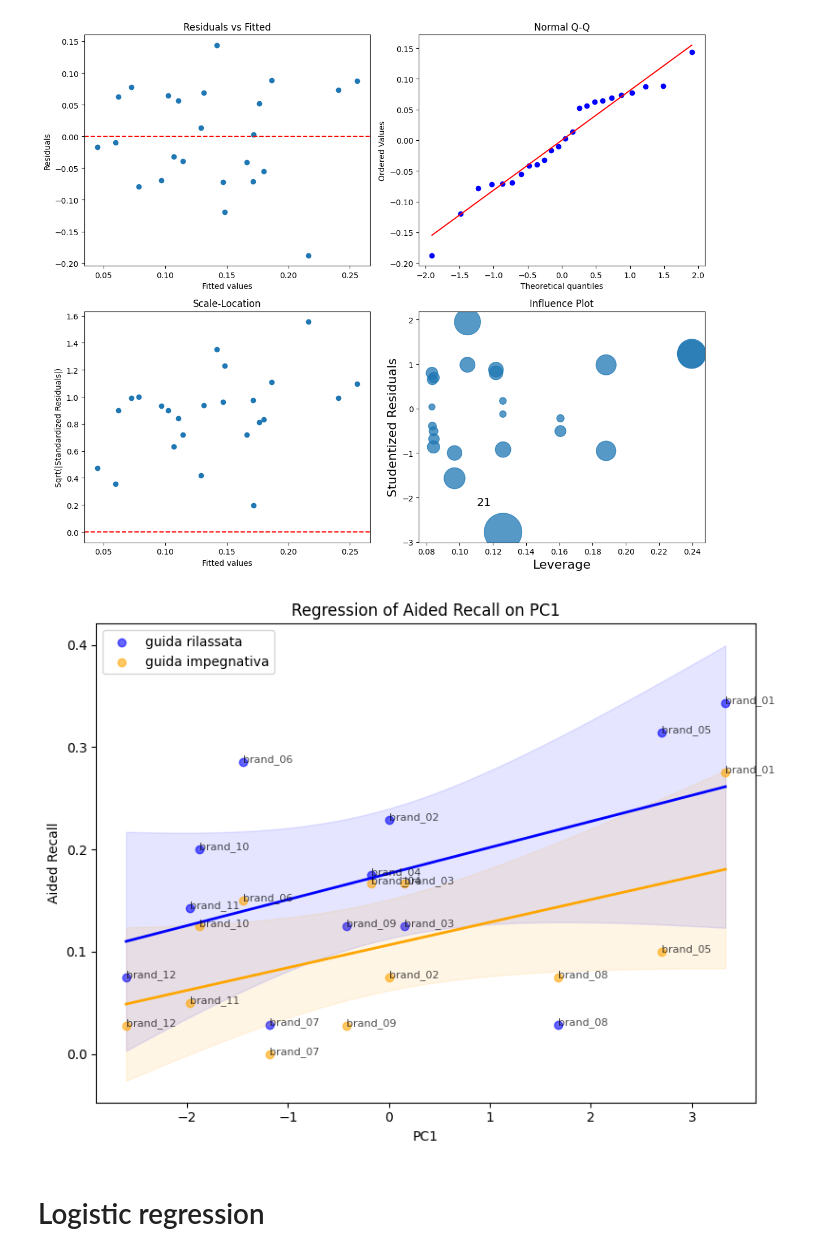
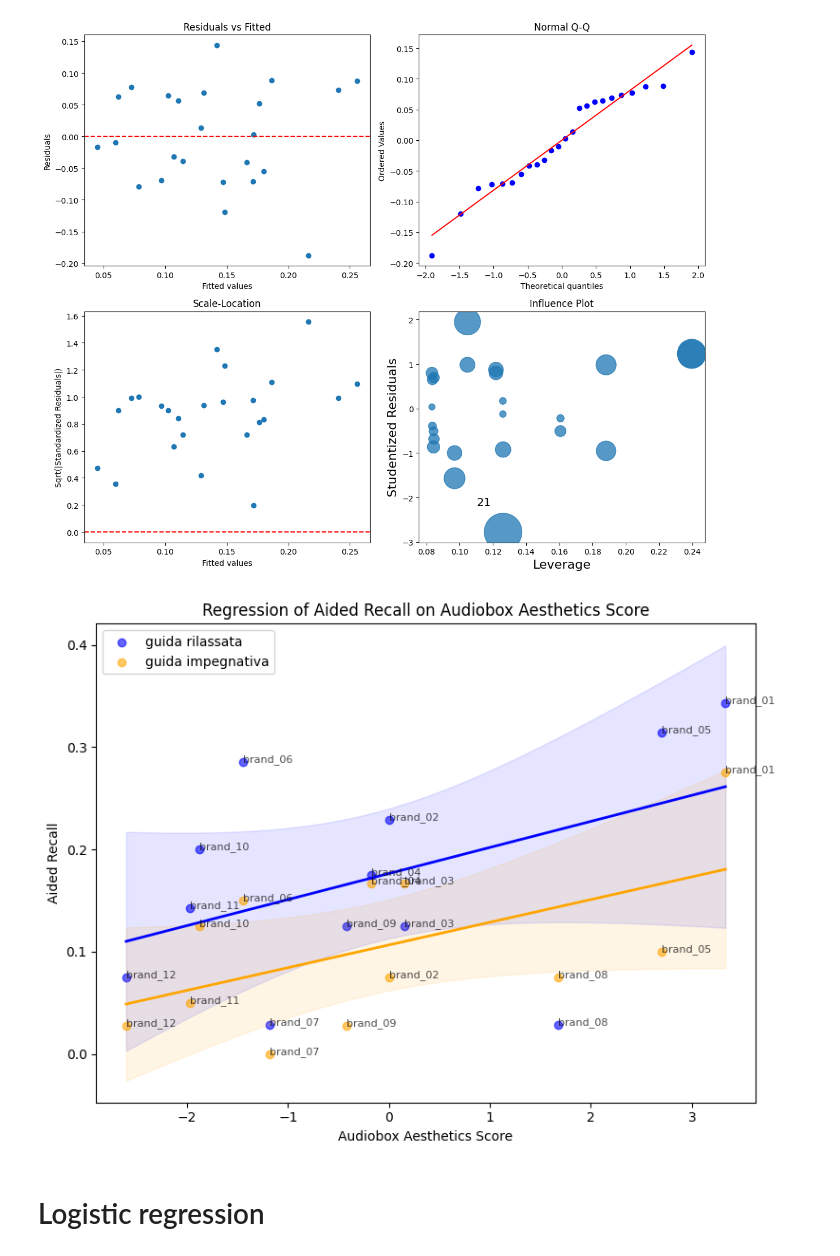
Before and after one commit to mmarcantoinee/audio-aesthetics, a Jupyter notebook: script.ipynb, the cells around one changed output. Cells and saved outputs as stored; diff of their text form; code cells hidden in the pictures.

Commit message:
updated wording for Audiobox Aesthetics Score

```diff
--- a/script.ipynb
+++ b/script.ipynb
@@ -1452,36 +1452,36 @@ for val in [0, 1]:
 
     model_subset = sm.OLS(y_subset, X_subset).fit()
 
     # Prediction space
     x_vals = np.linspace(subset['PC1'].min(), subset['PC1'].max(), 100)
     X_pred = sm.add_constant(pd.DataFrame({'PC1': x_vals}))
     y_pred = model_subset.get_prediction(X_pred)
     y_mean = y_pred.predicted_mean
     ci_lower, ci_upper = y_pred.conf_int().T
 
     # Plot points
     label = 'guida rilassata' if val == 0 else 'guida impegnativa'
     plt.scatter(subset['PC1'], y_subset, color=colors[val], alpha=0.6, label=label)
 
     # Add text labels for each point
     for _, row in subset.iterrows():
         plt.text(row['PC1'], row['aided'], str(row['brand_alias']), fontsize=8, alpha=0.7)
 
     # Plot regression line
     plt.plot(x_vals, y_mean, color=colors[val], linewidth=2)
 
     # Plot confidence interval
     plt.fill_between(x_vals, ci_lower, ci_upper, color=colors[val], alpha=0.1)
 
-plt.title("Regression of Aided Recall on PC1")
-plt.xlabel("PC1")
+plt.title("Regression of Aided Recall on Audiobox Aesthetics Score")
+plt.xlabel("Audiobox Aesthetics Score")
 plt.ylabel("Aided Recall")
 plt.legend()
 plt.grid(False)
 plt.tight_layout()
 plt.show()
 # %% [output]
-[figure, old version]
+[figure, new version]
 # %% [markdown]
 # Logistic regression
 # %% [markdown]
```
Also changed, not shown: parts of 3 cells of this notebook, 1 other file.
